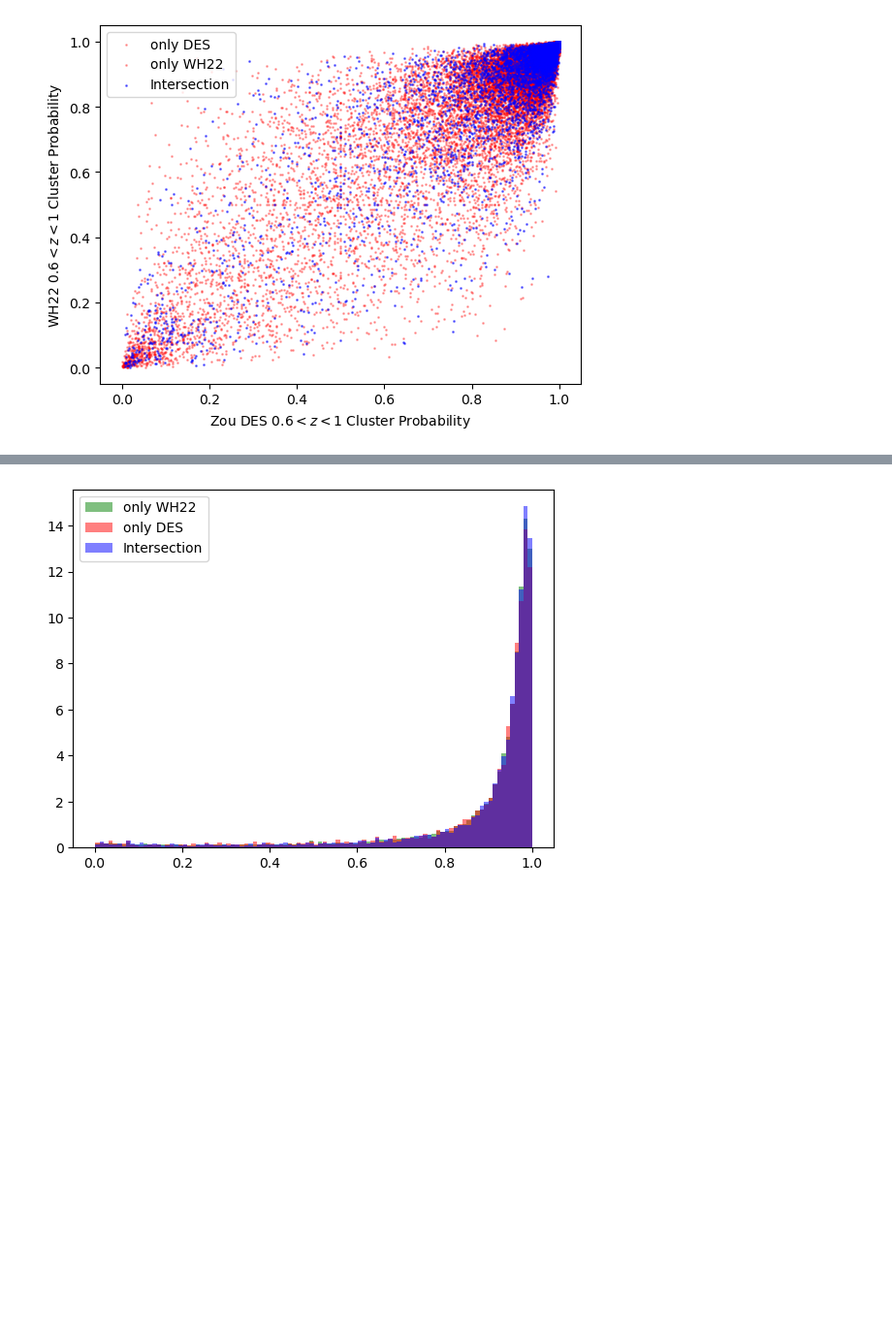
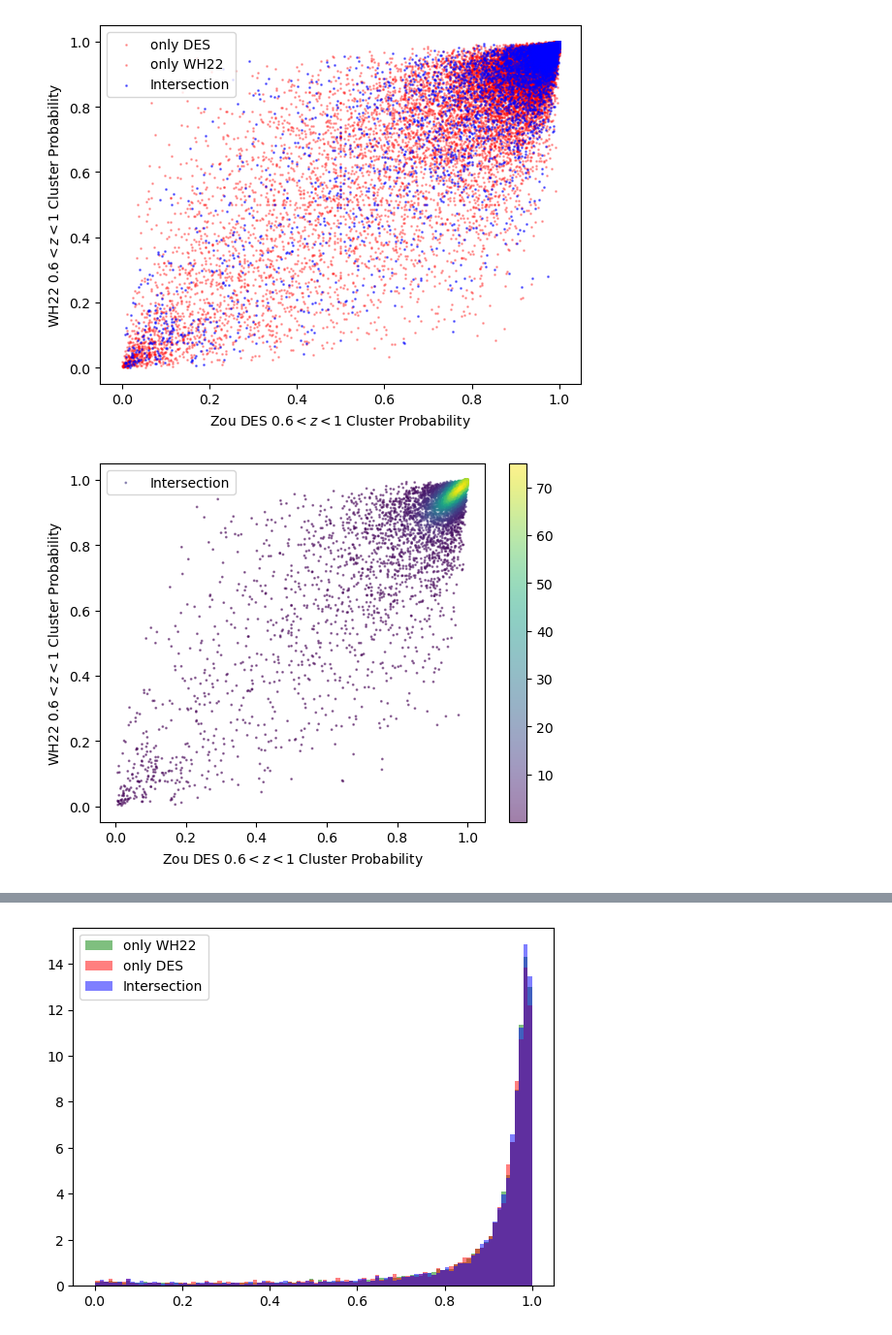
Before and after one commit to dchanda2002/MLCosmo, a Jupyter notebook: plot_signals.ipynb, the cells around one changed output, grey strips where cells are left out. Shown at 97% size. Drawn from its saved outputs; the diff is of its cells as text; code cells hidden in the pictures; blank space fills up the shorter version.

```diff
--- a/plot_signals.ipynb
+++ b/plot_signals.ipynb
@@ -1698,3 +1700,18 @@ plt.legend()
 plt.show()
 # %% [output]
 [figure]
+# %%
+from scipy.stats import gaussian_kde
+
+xy = np.vstack([intersection1["clusterp"],intersection2["clusterp"]])
+z = gaussian_kde(xy)(xy)
+
+scatter = plt.scatter(intersection1["clusterp"], intersection2["clusterp"], s = 1, alpha = 0.5, c = z, label = "Intersection")
+plt.colorbar(scatter)
+
+plt.xlabel("Zou DES $0.6<z<1$ Cluster Probability")
+plt.ylabel("WH22 $0.6<z<1$ Cluster Probability")
+plt.legend()
+plt.show()
+# %% [output]
+[figure, added]
```
Also changed, not shown: parts of 6 cells of this notebook, 1 other file.
